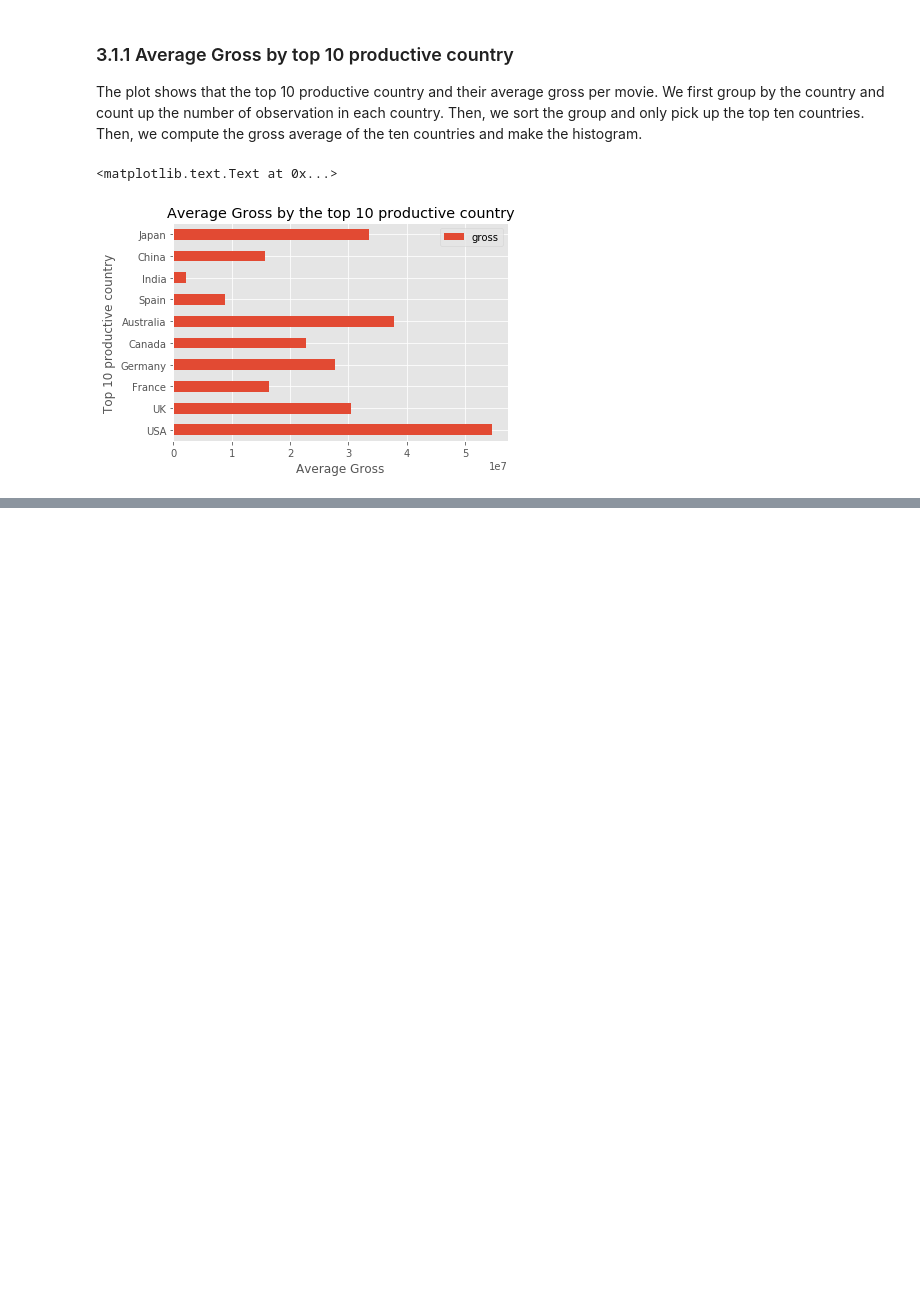
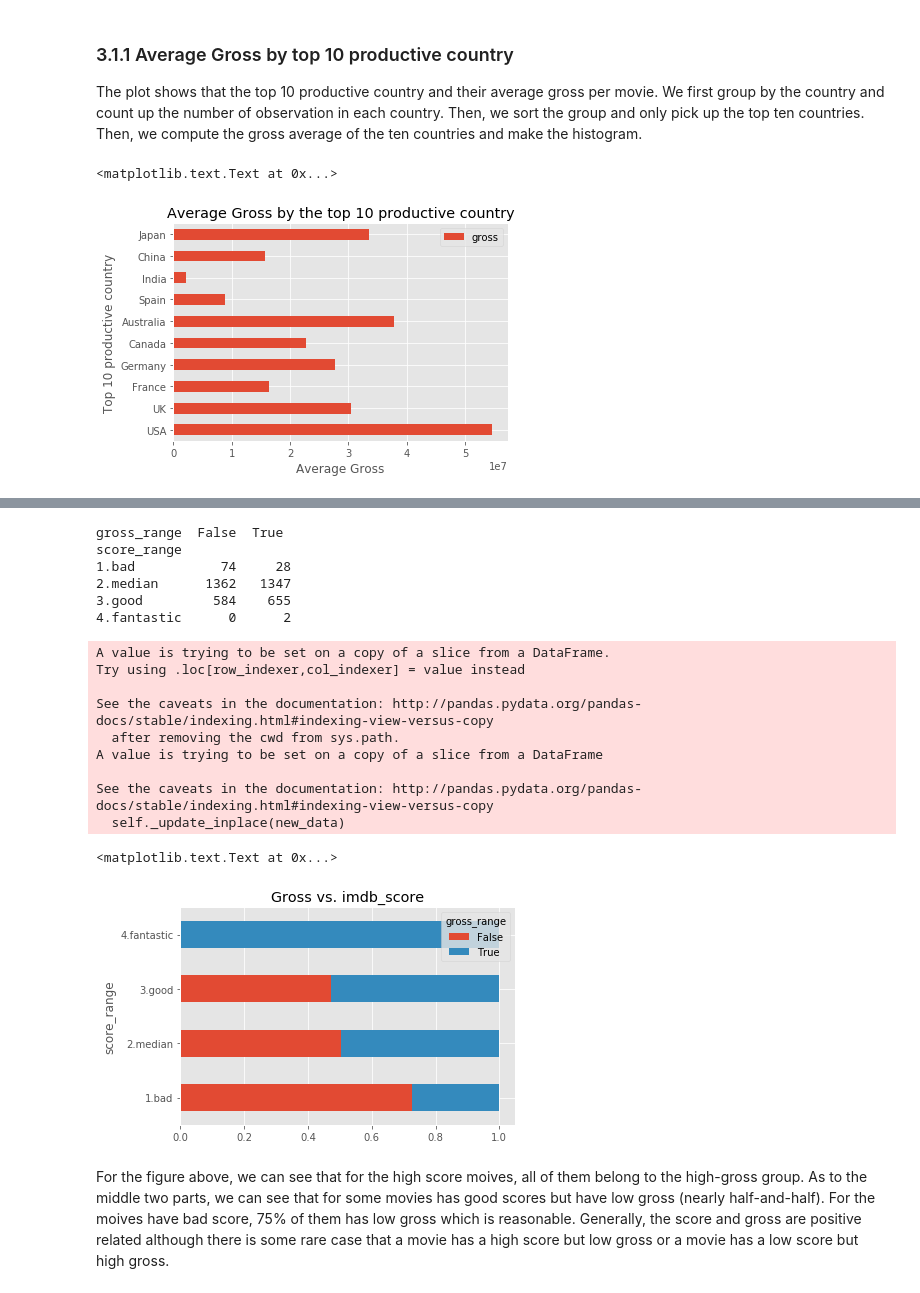
Before and after one commit to JJVincentJJ/SMUMachineLearning, a Jupyter notebook: Lab1TableData/LabOneReport.ipynb, the cells around one changed output, grey strips where cells are left out. Saved outputs shown, nothing was run; the diff lists cells and outputs as text; code cells hidden in the pictures; blank space fills up the shorter version.

Commit message:
Figure2 finished!!!

```diff
--- a/Lab1TableData/LabOneReport.ipynb
+++ b/Lab1TableData/LabOneReport.ipynb
@@ -201,7 +201,7 @@ Let's break up the imdb_score into four ranges whose labels are
 9-10 : fantastic
 # %%
 mv['score_range'] = pd.cut(mv.imdb_score,[0,4,7,9,10],
-                           labels = ['bad','median','good','fantastic'])
+                           labels = ['1.bad','2.median','3.good','4.fantastic'])
 mv.score_range.describe()
 # %% [output]
 A value is trying to be set on a copy of a slice from a DataFrame.
@@ -255,0 +265,37 @@ plt.ylabel('Top 10 productive country')
+# %%
+plt.style.use('ggplot')
+mv.describe()
+mv['gross_range'] = pd.cut(mv.gross,[0,2.5e+07,7.67e+08],
+                           labels = ['low','high'])
+mv.gross_range.replace(to_replace = ['low', 'high'],
+                 value = range(0,2), inplace = True)
+
+left = pd.crosstab([mv['score_range']],
+                       mv.gross_range.astype(bool))
+print(left)
+
+left_rate = left.div(left.sum(1).astype(float),
+                             axis=0) # normalize the value
+left_rate.plot(kind='barh',
+                   stacked=True)
+plt.title('Gross vs. imdb_score')
+# %% [output]
+gross_range  False  True
+score_range
+1.bad           74     28
+2.median      1362   1347
+3.good         584    655
+4.fantastic      0      2
+A value is trying to be set on a copy of a slice from a DataFrame.
+Try using .loc[row_indexer,col_indexer] = value instead
+
+See the caveats in the documentation: http://pandas.pydata.org/pandas-docs/stable/indexing.html#indexing-view-versus-copy
+  after removing the cwd from sys.path.
+A value is trying to be set on a copy of a slice from a DataFrame
+
+See the caveats in the documentation: http://pandas.pydata.org/pandas-docs/stable/indexing.html#indexing-view-versus-copy
+  self._update_inplace(new_data)
+<matplotlib.text.Text at 0x...>
+[figure, added]
+# %% [markdown]
+For the figure above, we can see that for the high score moives, all of them belong to the high-gross group. As to the middle two parts, we can see that for some movies has good scores but have low gross (nearly half-and-half). For the moives have bad score, 75% of them has low gross which is reasonable. Generally, the score and gross are positive related although there is some rare case that a movie has a high score but low gross or a movie has a low score but high gross.
```
Also changed, not shown: parts of 5 cells of this notebook.
